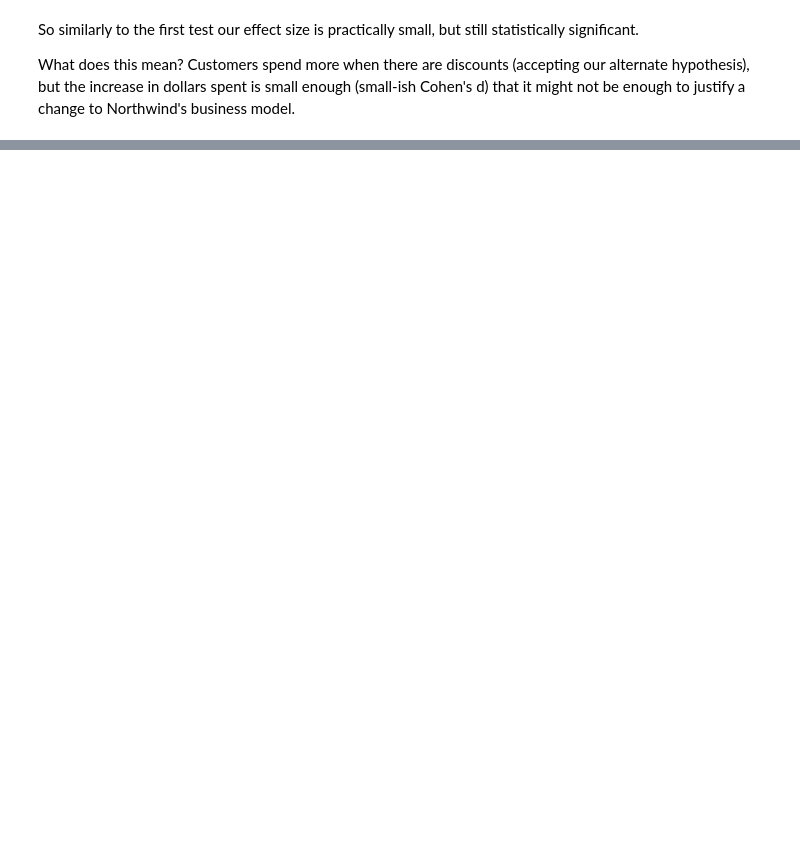
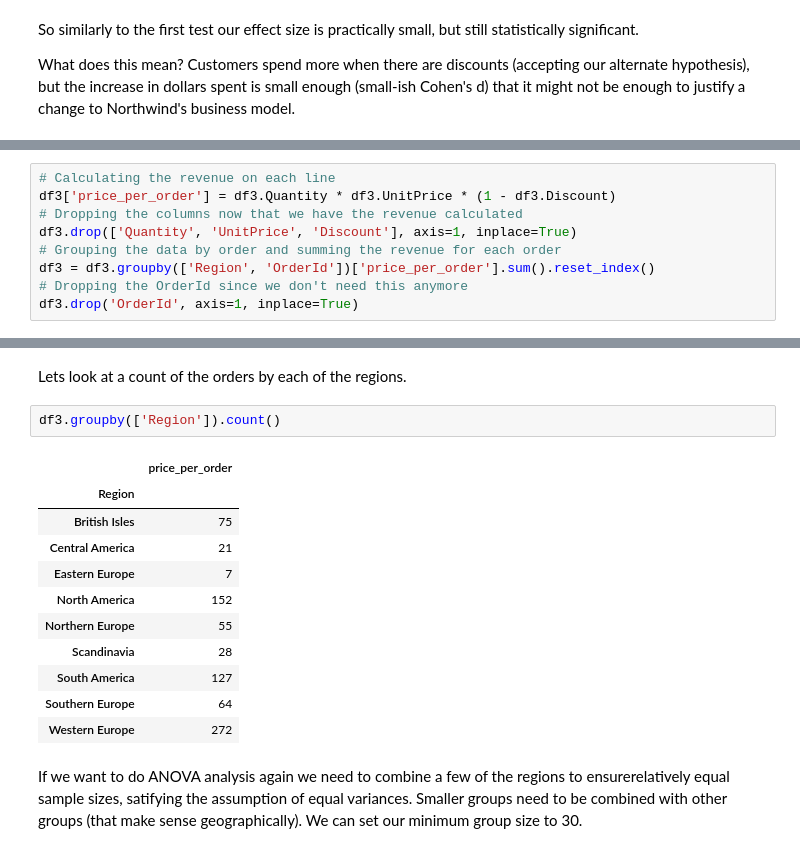
Before and after one commit to MissAle17/dsc-2-final-project-online-ds-sp-000, a Jupyter notebook: Module2.ipynb, the cells around one changed output, grey strips where cells are left out. Cells and saved outputs as stored; diff of their text form; blank space fills up the shorter version.

```diff
--- a/Module2.ipynb
+++ b/Module2.ipynb
@@ -377,0 +438,9 @@ Let's take a look then at some different parts of the database that will require
+# %%
+# Calculating the revenue on each line
+df3['price_per_order'] = df3.Quantity * df3.UnitPrice * (1 - df3.Discount)
+# Dropping the columns now that we have the revenue calculated
+df3.drop(['Quantity', 'UnitPrice', 'Discount'], axis=1, inplace=True)
+# Grouping the data by order and summing the revenue for each order
+df3 = df3.groupby(['Region', 'OrderId'])['price_per_order'].sum().reset_index()
+# Dropping the OrderId since we don't need this anymore
+df3.drop('OrderId', axis=1, inplace=True)
@@ -377,0 +457,18 @@ Let's take a look then at some different parts of the database that will require
+# %% [markdown]
+Lets look at a count of the orders by each of the regions.
+# %%
+df3.groupby(['Region']).count()
+# %% [output]
+|  | price_per_order |
+| Region |  |
+| British Isles | 75 |
+| Central America | 21 |
+| Eastern Europe | 7 |
+| North America | 152 |
+| Northern Europe | 55 |
+| Scandinavia | 28 |
+| South America | 127 |
+| Southern Europe | 64 |
+| Western Europe | 272 |
+# %% [markdown]
+If we want to do ANOVA analysis again we need to combine a few of the regions to ensurerelatively equal sample sizes, satifying the assumption of equal variances. Smaller groups need to be combined with other groups (that make sense geographically).  We can set our minimum group size to 30.
```
Also changed, not shown: parts of 7 cells of this notebook.
